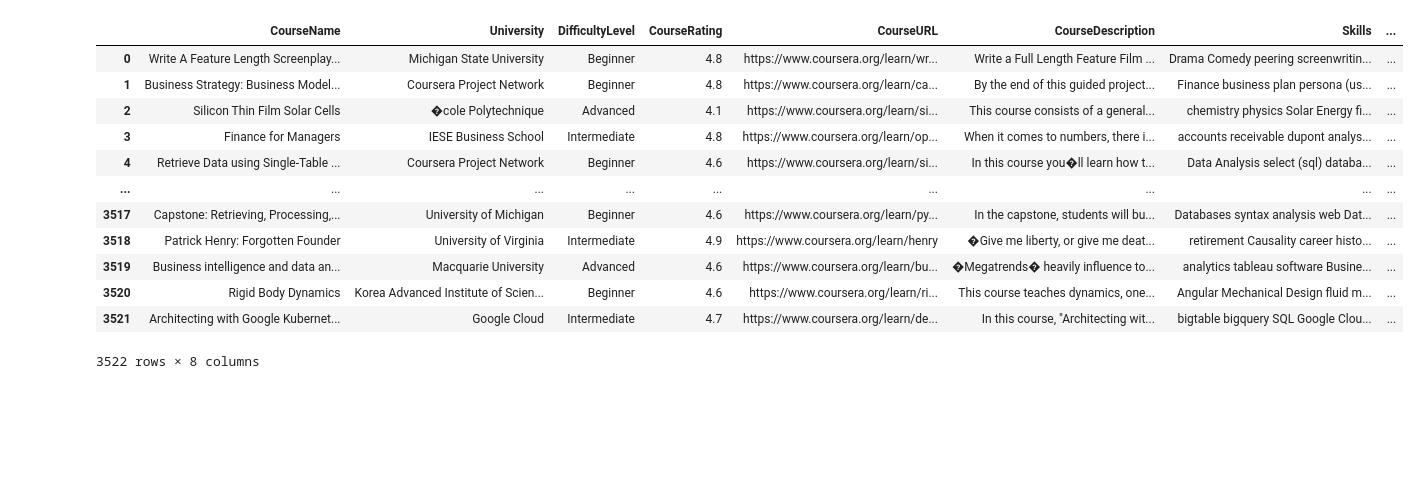
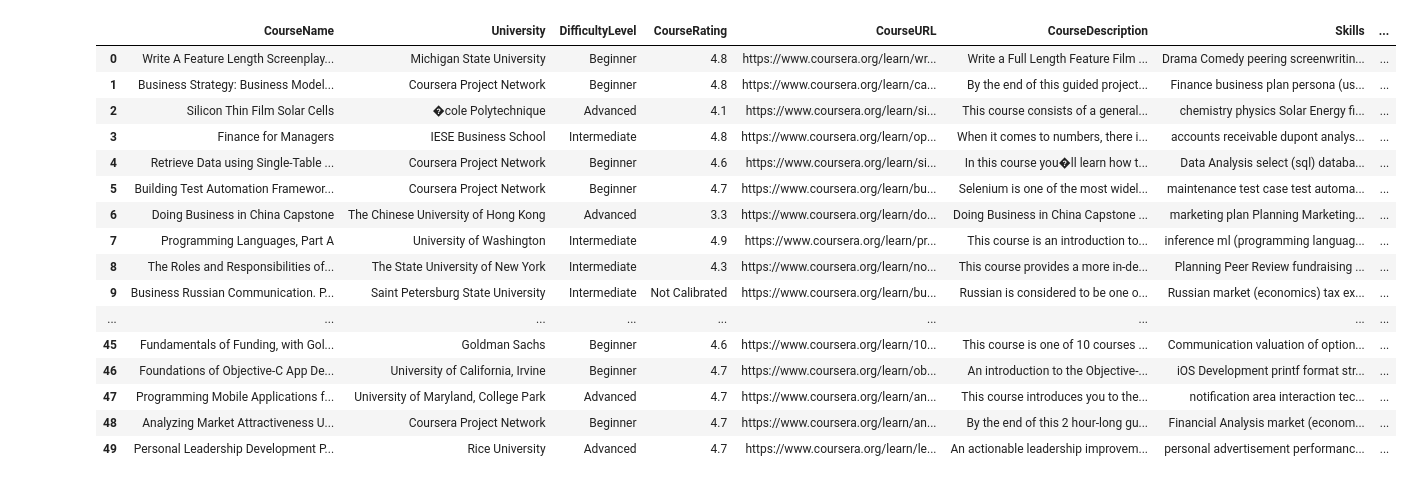
Before and after one commit to ThanhHung2112/Courssistant, a Jupyter notebook: notebooks/data_preprocessing.ipynb, the cells around one changed output. Saved outputs shown, nothing was run; the diff lists cells and outputs as text; code cells hidden in the pictures; blank space fills up the shorter version.

```diff
--- a/notebooks/data_preprocessing.ipynb
+++ b/notebooks/data_preprocessing.ipynb
@@ -12,21 +12,25 @@ from nltk.corpus import stopwords
 # spc_en = en_core_web_sm.load()
 # %%
 df = pd.read_csv('../assistant/data/Coursera_2.csv')
-df
+df[:50]
 # %% [output]
 |  | CourseName | University | DifficultyLevel | CourseRating | CourseURL | CourseDescription | Skills | ... |
 | 0 | Write A Feature Length Screenplay... | Michigan State University | Beginner | 4.8 | https://www.coursera.org/learn/wr... | Write a Full Length Feature Film ... | Drama Comedy peering screenwritin... | ... |
 | 1 | Business Strategy: Business Model... | Coursera Project Network | Beginner | 4.8 | https://www.coursera.org/learn/ca... | By the end of this guided project... | Finance business plan persona (us... | ... |
 | 2 | Silicon Thin Film Solar Cells | �cole Polytechnique | Advanced | 4.1 | https://www.coursera.org/learn/si... | This course consists of a general... | chemistry physics Solar Energy fi... | ... |
 | 3 | Finance for Managers | IESE Business School | Intermediate | 4.8 | https://www.coursera.org/learn/op... | When it comes to numbers, there i... | accounts receivable dupont analys... | ... |
 | 4 | Retrieve Data using Single-Table ... | Coursera Project Network | Beginner | 4.6 | https://www.coursera.org/learn/si... | In this course you�ll learn how t... | Data Analysis select (sql) databa... | ... |
+| 5 | Building Test Automation Framewor... | Coursera Project Network | Beginner | 4.7 | https://www.coursera.org/learn/bu... | Selenium is one of the most widel... | maintenance test case test automa... | ... |
+| 6 | Doing Business in China Capstone | The Chinese University of Hong Kong | Advanced | 3.3 | https://www.coursera.org/learn/do... | Doing Business in China Capstone ... | marketing plan Planning Marketing... | ... |
+| 7 | Programming Languages, Part A | University of Washington | Intermediate | 4.9 | https://www.coursera.org/learn/pr... | This course is an introduction to... | inference ml (programming languag... | ... |
+| 8 | The Roles and Responsibilities of... | The State University of New York | Intermediate | 4.3 | https://www.coursera.org/learn/no... | This course provides a more in-de... | Planning Peer Review fundraising ... | ... |
+| 9 | Business Russian Communication. P... | Saint Petersburg State University | Intermediate | Not Calibrated | https://www.coursera.org/learn/bu... | Russian is considered to be one o... | Russian market (economics) tax ex... | ... |
 | ... | ... | ... | ... | ... | ... | ... | ... | ... |
-| 3517 | Capstone: Retrieving, Processing,... | University of Michigan | Beginner | 4.6 | https://www.coursera.org/learn/py... | In the capstone, students will bu... | Databases syntax analysis web Dat... | ... |
-| 3518 | Patrick Henry: Forgotten Founder | University of Virginia | Intermediate | 4.9 | https://www.coursera.org/learn/henry | �Give me liberty, or give me deat... | retirement Causality career histo... | ... |
-| 3519 | Business intelligence and data an... | Macquarie University | Advanced | 4.6 | https://www.coursera.org/learn/bu... | �Megatrends� heavily influence to... | analytics tableau software Busine... | ... |
-| 3520 | Rigid Body Dynamics | Korea Advanced Institute of Scien... | Beginner | 4.6 | https://www.coursera.org/learn/ri... | This course teaches dynamics, one... | Angular Mechanical Design fluid m... | ... |
-| 3521 | Architecting with Google Kubernet... | Google Cloud | Intermediate | 4.7 | https://www.coursera.org/learn/de... | In this course, "Architecting wit... | bigtable bigquery SQL Google Clou... | ... |
+| 45 | Fundamentals of Funding, with Gol... | Goldman Sachs | Beginner | 4.6 | https://www.coursera.org/learn/10... | This course is one of 10 courses ... | Communication valuation of option... | ... |
+| 46 | Foundations of Objective-C App De... | University of California, Irvine | Beginner | 4.7 | https://www.coursera.org/learn/ob... | An introduction to the Objective-... | iOS Development printf format str... | ... |
+| 47 | Programming Mobile Applications f... | University of Maryland, College Park | Advanced | 4.7 | https://www.coursera.org/learn/an... | This course introduces you to the... | notification area interaction tec... | ... |
+| 48 | Analyzing Market Attractiveness U... | Coursera Project Network | Beginner | 4.7 | https://www.coursera.org/learn/an... | By the end of this 2 hour-long gu... | Financial Analysis market (econom... | ... |
+| 49 | Personal Leadership Development P... | Rice University | Advanced | 4.7 | https://www.coursera.org/learn/le... | An actionable leadership improvem... | personal advertisement performanc... | ... |
-3522 rows × 8 columns
 # %%
 # Define a function to preprocess text
 # spc_en = en_core_web_sm.load()
```
Also changed, not shown: parts of 3 cells of this notebook, 10 other files.
